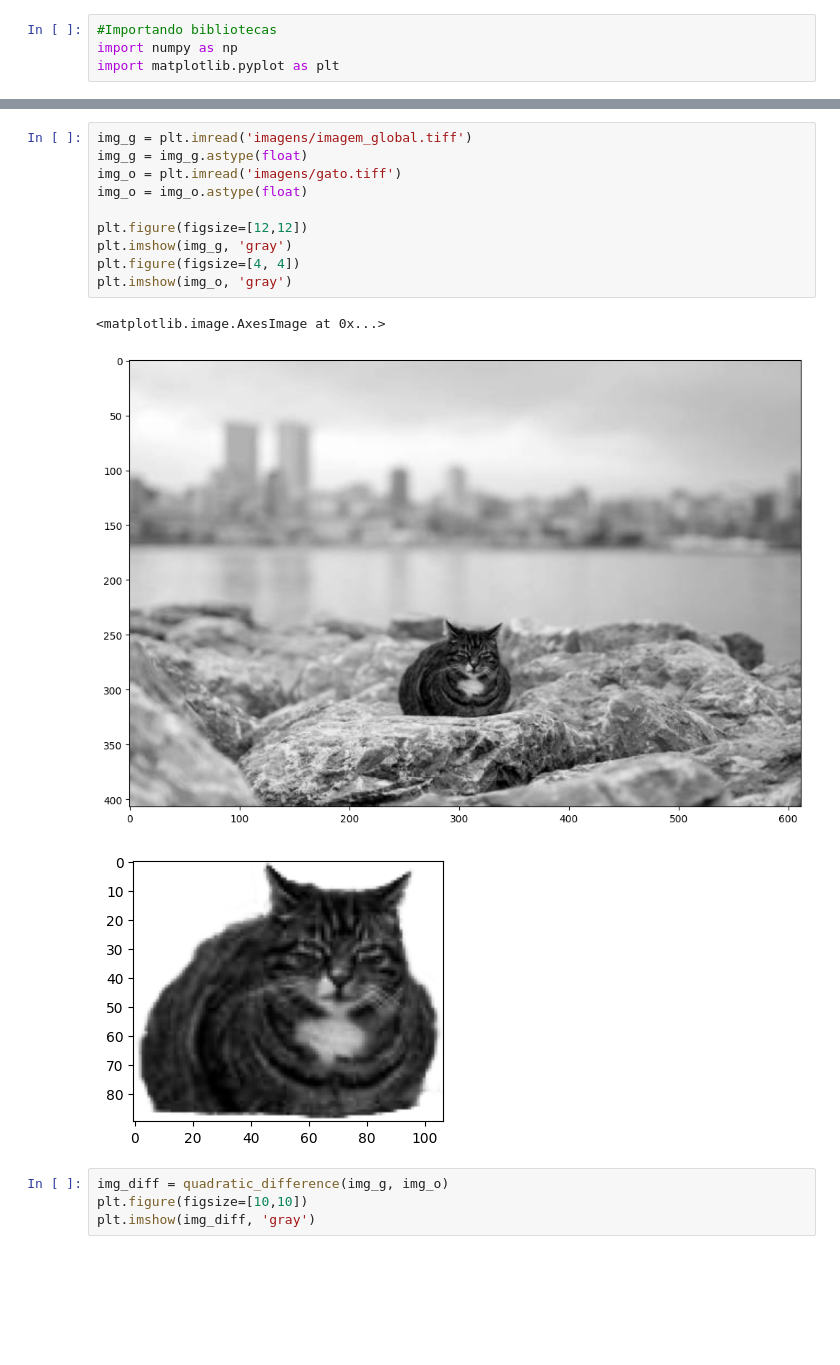
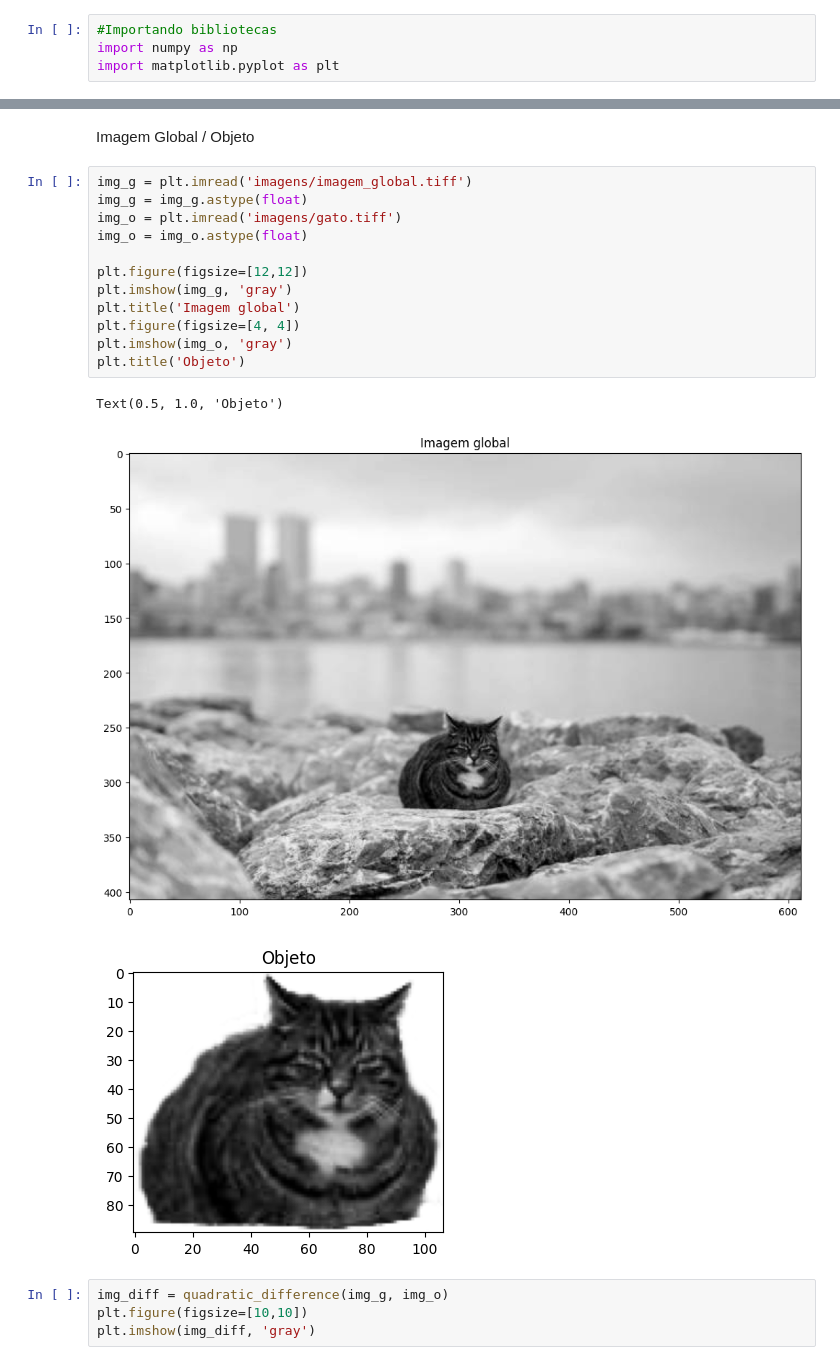
Before and after one commit to brunol-pereira/PDI, a Jupyter notebook: Trabalho2/LocObjetoGama.ipynb, the cells around one changed output, grey strips where cells are left out. Drawn from its saved outputs; the diff is of its cells as text; blank space fills up the shorter version.

```diff
--- a/Trabalho2/LocObjetoGama.ipynb
+++ b/Trabalho2/LocObjetoGama.ipynb
@@ -31,20 +30,24 @@ def quadratic_difference(img, obj):
             img_diff[row, col] = np.sum(diff_region)
 
     return img_diff
+# %% [markdown]
+Imagem Global / Objeto
 # %%
 img_g = plt.imread('imagens/imagem_global.tiff')
 img_g = img_g.astype(float)
 img_o = plt.imread('imagens/gato.tiff')
 img_o = img_o.astype(float)
 
 plt.figure(figsize=[12,12])
 plt.imshow(img_g, 'gray')
+plt.title('Imagem global')
 plt.figure(figsize=[4, 4])
 plt.imshow(img_o, 'gray')
+plt.title('Objeto')
 # %% [output]
-<matplotlib.image.AxesImage at 0x...>
+Text(0.5, 1.0, 'Objeto')
-[figure, old version]
+[figure, new version]
-[figure, old version]
+[figure, new version]
 # %%
 img_diff = quadratic_difference(img_g, img_o)
 plt.figure(figsize=[10,10])
```
Also changed, not shown: parts of 23 cells of this notebook, 1 other file.
